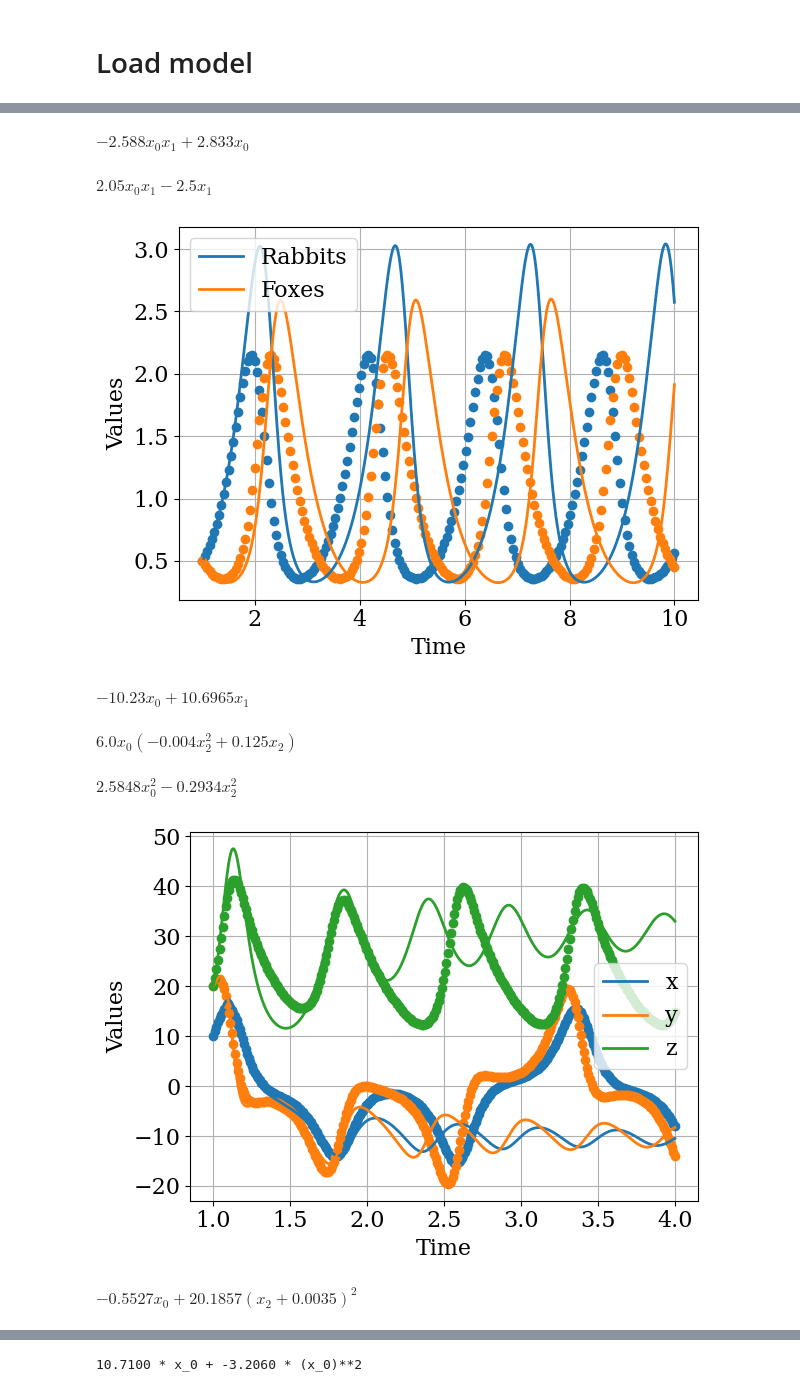
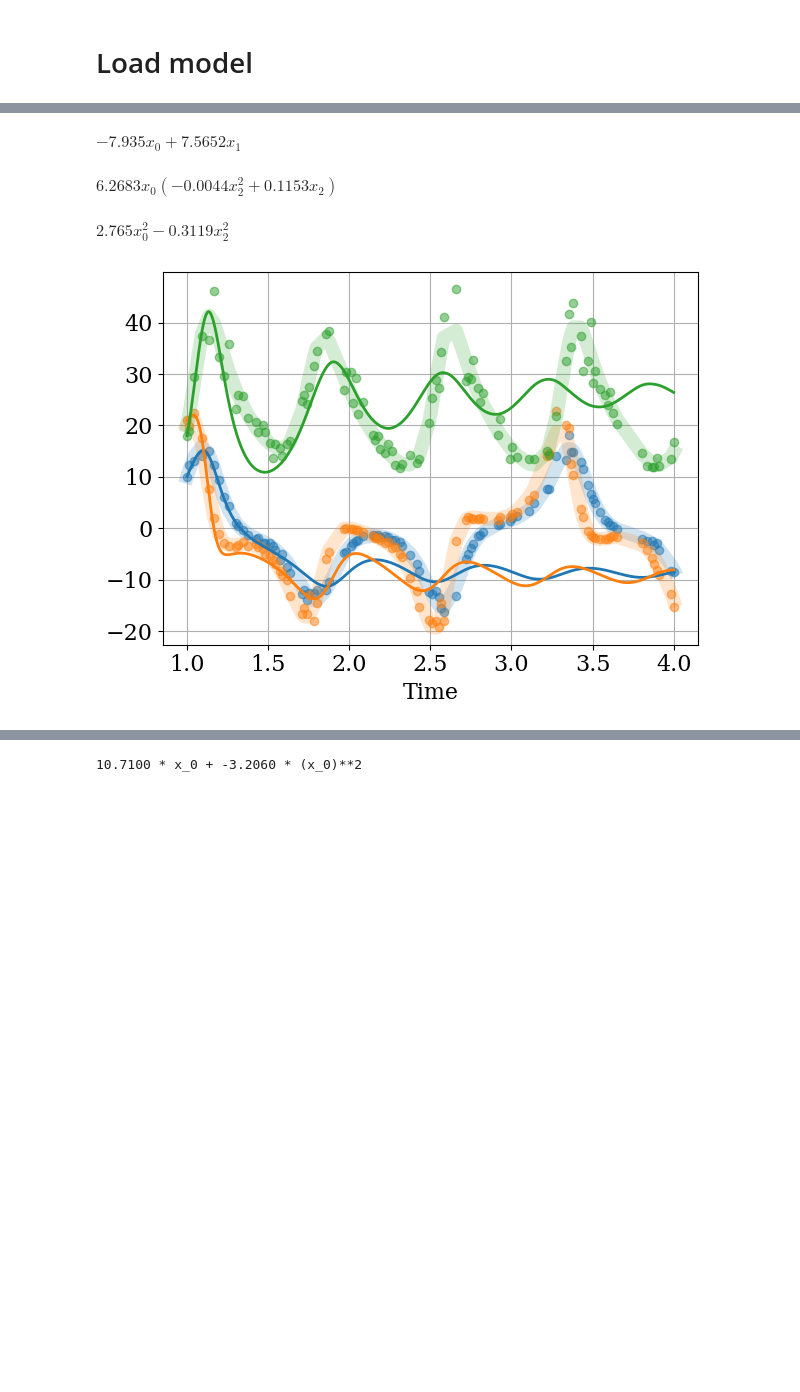
Before and after one commit to sdascoli/odeformer, a Jupyter notebook: tests.ipynb, the cells around one changed output, grey strips where cells are left out. Cells and saved outputs as stored; diff of their text form; code cells hidden in the pictures; blank space fills up the shorter version.

```diff
--- a/tests.ipynb
+++ b/tests.ipynb
@@ -136,7 +136,7 @@ for i, mode in enumerate(['logs', 'pmlb', 'oscillators']):
         args = run['args']
         times = np.array(range(len(run[mode])))#[:latest]
         r2    = [run[mode][t]['r2_zero']      for t in times]
-        acc    = [run[mode][t]['accuracy_l1_1e-1']      for t in times]
+        acc    = [run[mode][t]['term_difference']      for t in times]
         label = args.exp_id
         #label = 'dim {}'.format(lab)
         y = r2
@@ -307,7 +310,7 @@ dstr.rescale=True
 dstr.average_trajectories=False
 
 dstr.model.beam_type = 'sampling'
-dstr.model.beam_size = 20
+dstr.model.beam_size = 100
 dstr.model.beam_temperature = .1
 # %%
 from ode_systems import *
@@ -326,59 +329,60 @@ def predict(system=lv_system, seed=1, n_trajectories=1):
         #y0 = np.random.uniform(0,1,size=(dimension,)) # initial conditions
         trajectory = integrate.odeint(function, y0, time)
         plot_time = np.linspace(min(time),max(time),1000)     # time
-        plot_trajectory = integrate.odeint(function, y0, plot_time)
-        #trajectory *= (1+.05*np.random.randn(*trajectory.shape))
-        time, trajectory = env._subsample_trajectory(time, trajectory, np.random.RandomState(seed), subsample_ratio=0.)
+        time, trajectory = env._subsample_trajectory(time, trajectory, np.random.RandomState(seed), subsample_ratio=0.5)
+        original_trajectory = trajectory.copy()
+        trajectory *= (1+.1*np.random.randn(*trajectory.shape))
         times.append(time)
         trajectories.append(trajectory)
 
     plt.figure()
     for dim in range(dimension):
-        plt.plot(time, trajectories[0][:,dim], ls="None", marker='o', color=f'C{dim}')
+        plt.plot(time, original_trajectory[:,dim], color=f'C{dim}', alpha=.2, lw=10)
+        plt.plot(time, trajectory[:,dim], ls="None", marker='o', alpha=.5, color=f'C{dim}')
+    if system == lv_system:
+        plt.plot([],[], color='k', alpha=.2, lw=10, label='Ground truth')
+        plt.plot([],[], color='k', alpha=.5, ls="None", marker='o', label='Observed')
+        plt.plot([],[], color='k', label='Predicted')
+        plt.legend()
 
     candidates = dstr.fit(times, trajectories, verbose=False)
 
     for i, tree in enumerate(candidates[0][:1]):
         sympy_trees = env.simplifier.tree_to_sympy_expr(tree)
         for sympy_tree in sympy_trees:
             display(sympy_tree)
 
         pred_trajectory = integrate_ode(trajectories[0][0], plot_time, tree, "solve_ivp", debug=True)
         try:
             for dim in range(dimension):
-                plt.plot(plot_time, pred_trajectory[:,dim], label=labels[dim])
+                plt.plot(plot_time, pred_trajectory[:,dim])# label=labels[dim])
         except:
             print(traceback.format_exc())
     plt.xlabel('Time')
-    plt.ylabel('Values')
-    plt.legend()
+    #plt.ylabel('Values')
     plt.tight_layout()
-    #plt.savefig(savedir+f'{name}.pdf')
+    plt.savefig(savedir+f'{name}.pdf')
     plt.show()
 
-    return plot_trajectory, pred_trajectory
+    return trajectory, pred_trajectory
 
-systems = my_ode_systems
-#systems = [lorenz_system]
+#systems = my_ode_systems
+systems = [lorenz_system]
 for system in systems:
     trajectory, pred_trajectory = predict(system=system, seed=4)
     if system == 'lorenz_system':
         fig = plt.figure(figsize=(6,6))
         ax = plt.axes(projection='3d')
         ax.plot(trajectory[:,0], trajectory[:,1], trajectory[:,2], label="Ground truth")
         ax.plot(pred_trajectory[:,0], pred_trajectory[:,1], pred_trajectory[:,2], label="Prediction")
         ax.set_xlabel('x')
         ax.set_ylabel('y')
         ax.set_zlabel('z')
         plt.legend()
         plt.tight_layout()
         #plt.savefig(savedir+'lorenz_traj.pdf')
 # %% [output]
-$\displaystyle - 2.588 x_{0} x_{1} + 2.833 x_{0}$
+$\displaystyle - 7.935 x_{0} + 7.5652 x_{1}$
-$\displaystyle 2.05 x_{0} x_{1} - 2.5 x_{1}$
+$\displaystyle 6.2683 x_{0} \left(- 0.0044 x_{2}^{2} + 0.1153 x_{2}\right)$
+$\displaystyle 2.765 x_{0}^{2} - 0.3119 x_{2}^{2}$
-[figure, old version]
+[figure, new version]
-$\displaystyle - 10.23 x_{0} + 10.6965 x_{1}$
-$\displaystyle 6.0 x_{0} \left(- 0.004 x_{2}^{2} + 0.125 x_{2}\right)$
-$\displaystyle 2.5848 x_{0}^{2} - 0.2934 x_{2}^{2}$
-[figure, removed]
-$\displaystyle - 0.5527 x_{0} + 20.1857 \left(x_{2} + 0.0035\right)^{2}$
```
Also changed, not shown: parts of 8 cells of this notebook, 2 other files.
